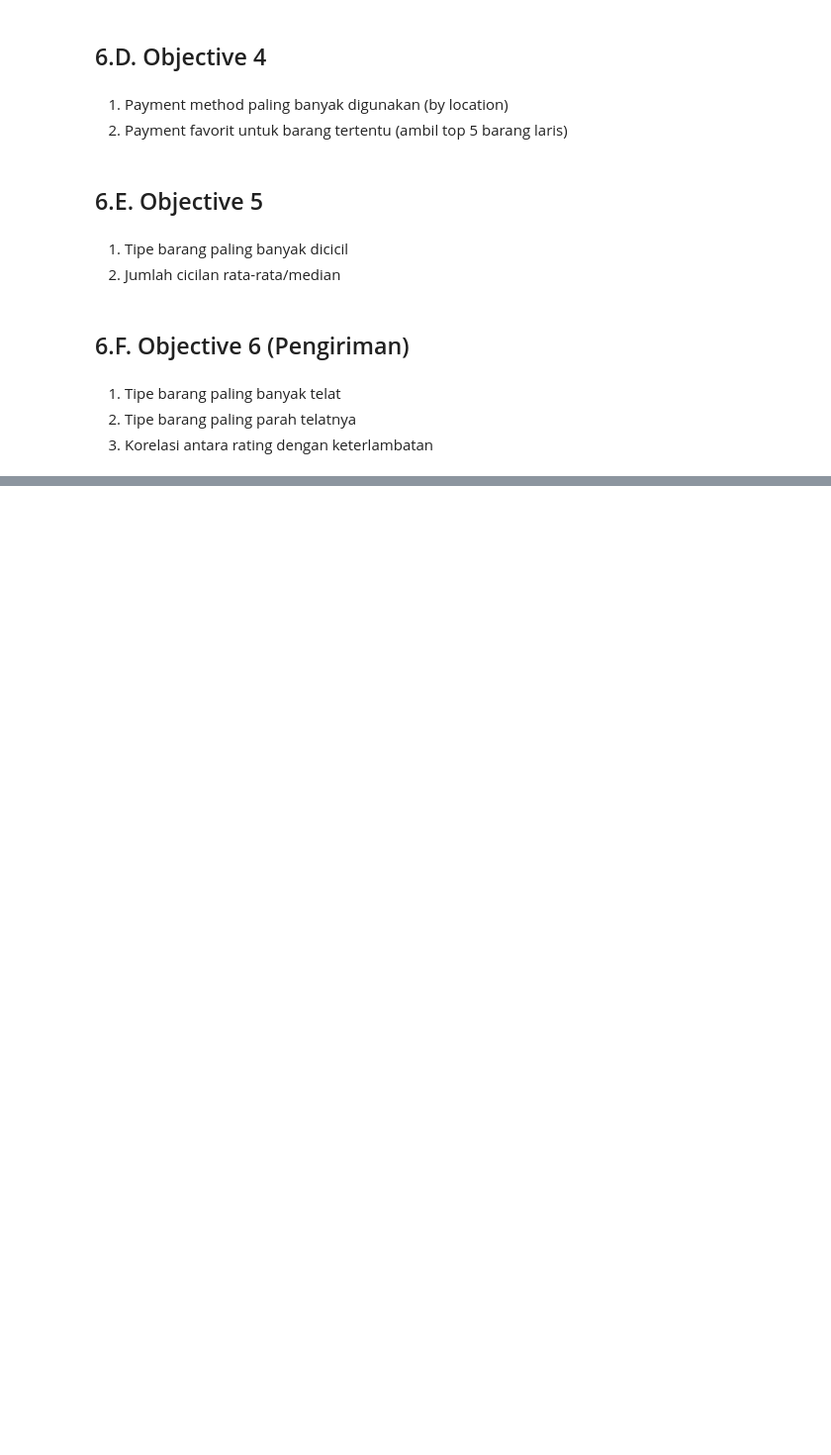
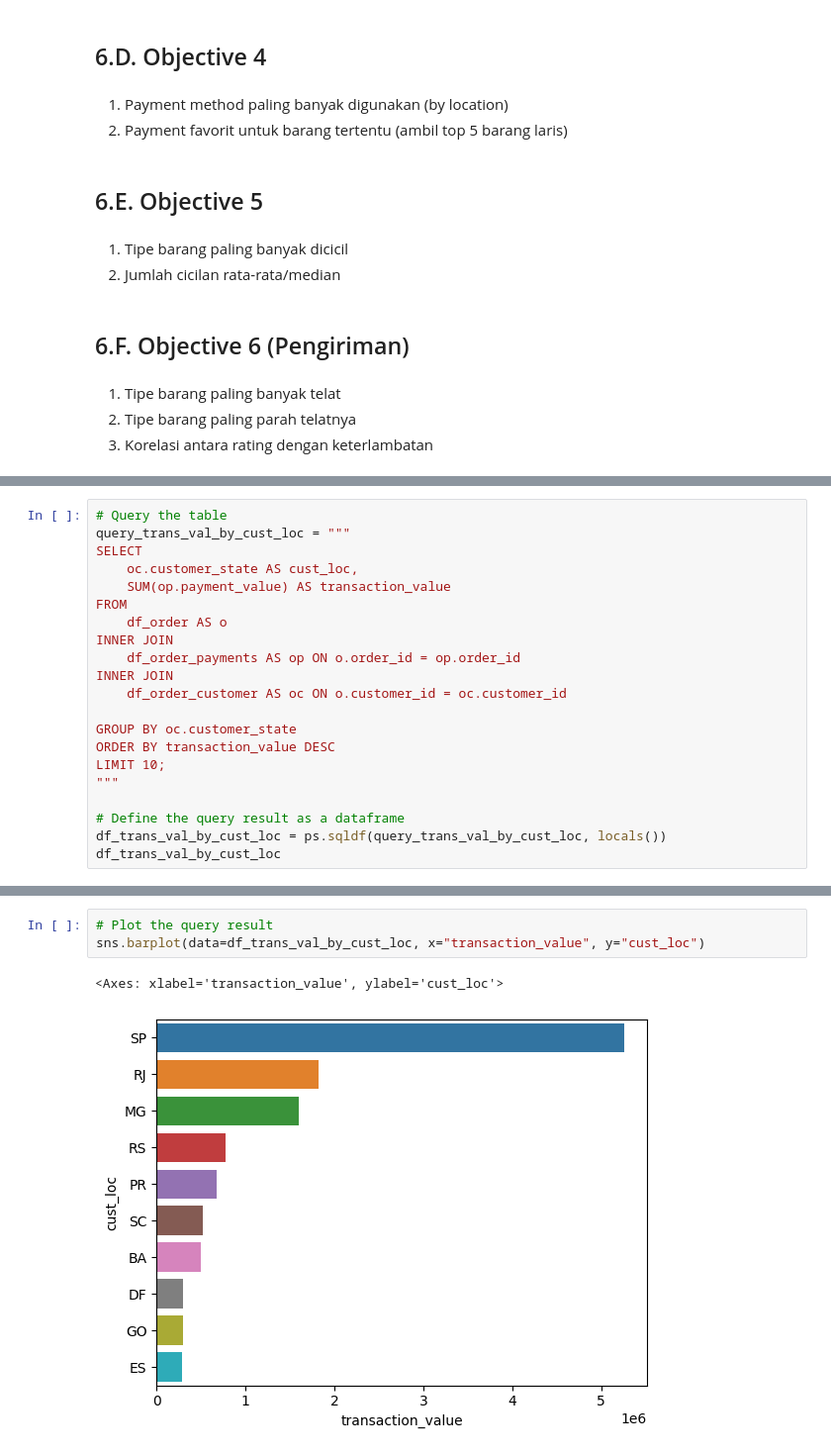
Before and after one commit to bagusfarisa/olist-data-wrangling, a Jupyter notebook: olist.ipynb, the cells around one changed output, grey strips where cells are left out. Shown at 99% size. Saved outputs shown, nothing was run; the diff lists cells and outputs as text; blank space fills up the shorter version.

```diff
--- a/olist.ipynb
+++ b/olist.ipynb
@@ -1155,0 +1031,21 @@ ps.sqldf(query, locals())
+# %%
+# Query the table
+query_trans_val_by_cust_loc = """
+SELECT
+    oc.customer_state AS cust_loc,
+    SUM(op.payment_value) AS transaction_value
+FROM
+    df_order AS o
+INNER JOIN
+    df_order_payments AS op ON o.order_id = op.order_id
+INNER JOIN
+    df_order_customer AS oc ON o.customer_id = oc.customer_id
+
+GROUP BY oc.customer_state
+ORDER BY transaction_value DESC
+LIMIT 10;
+"""
+
+# Define the query result as a dataframe
+df_trans_val_by_cust_loc = ps.sqldf(query_trans_val_by_cust_loc, locals())
+df_trans_val_by_cust_loc
@@ -1155,0 +1064,6 @@ ps.sqldf(query, locals())
+# %%
+# Plot the query result
+sns.barplot(data=df_trans_val_by_cust_loc, x="transaction_value", y="cust_loc")
+# %% [output]
+<Axes: xlabel='transaction_value', ylabel='cust_loc'>
+[figure, added]
```
Also changed, not shown: parts of 44 cells of this notebook.
